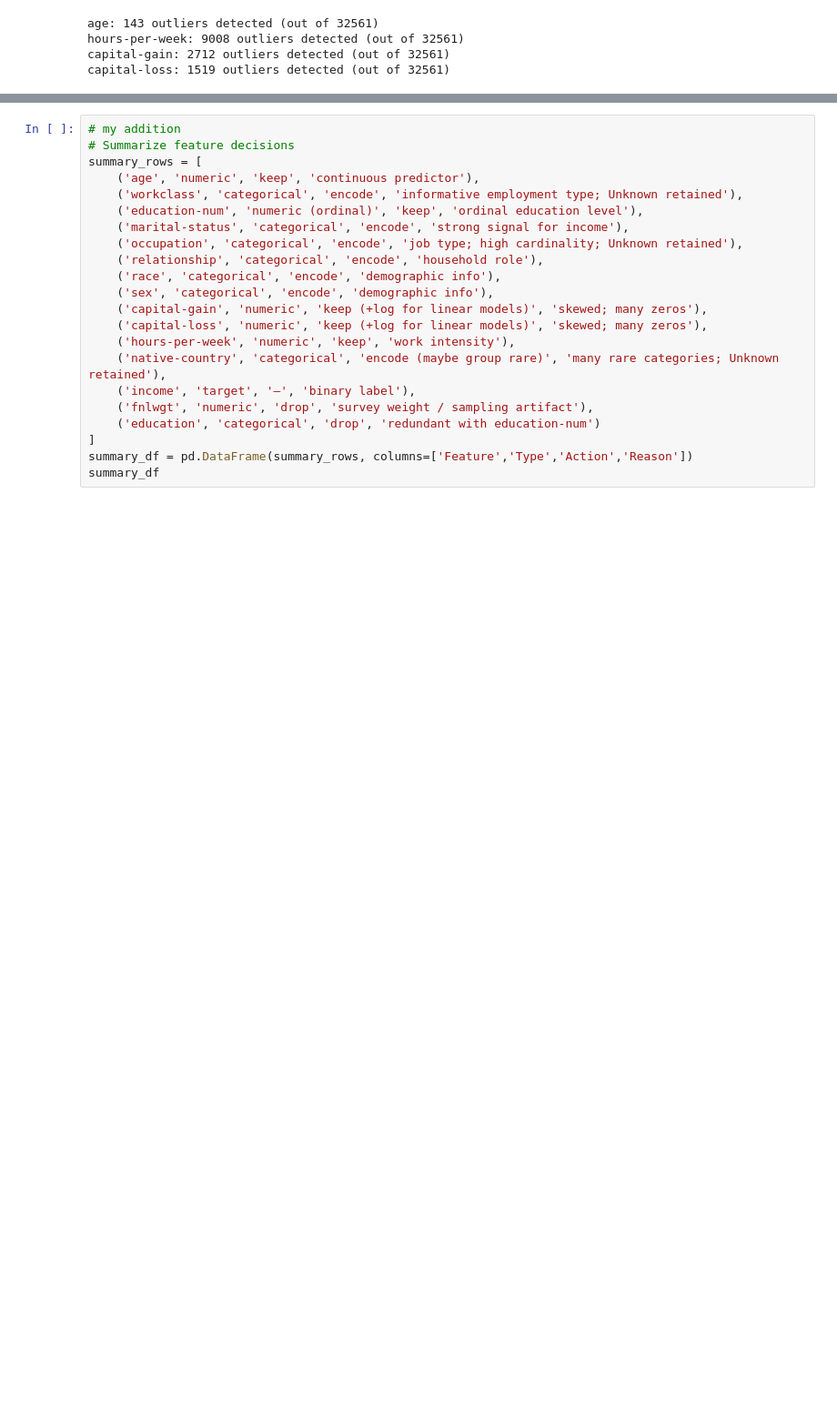
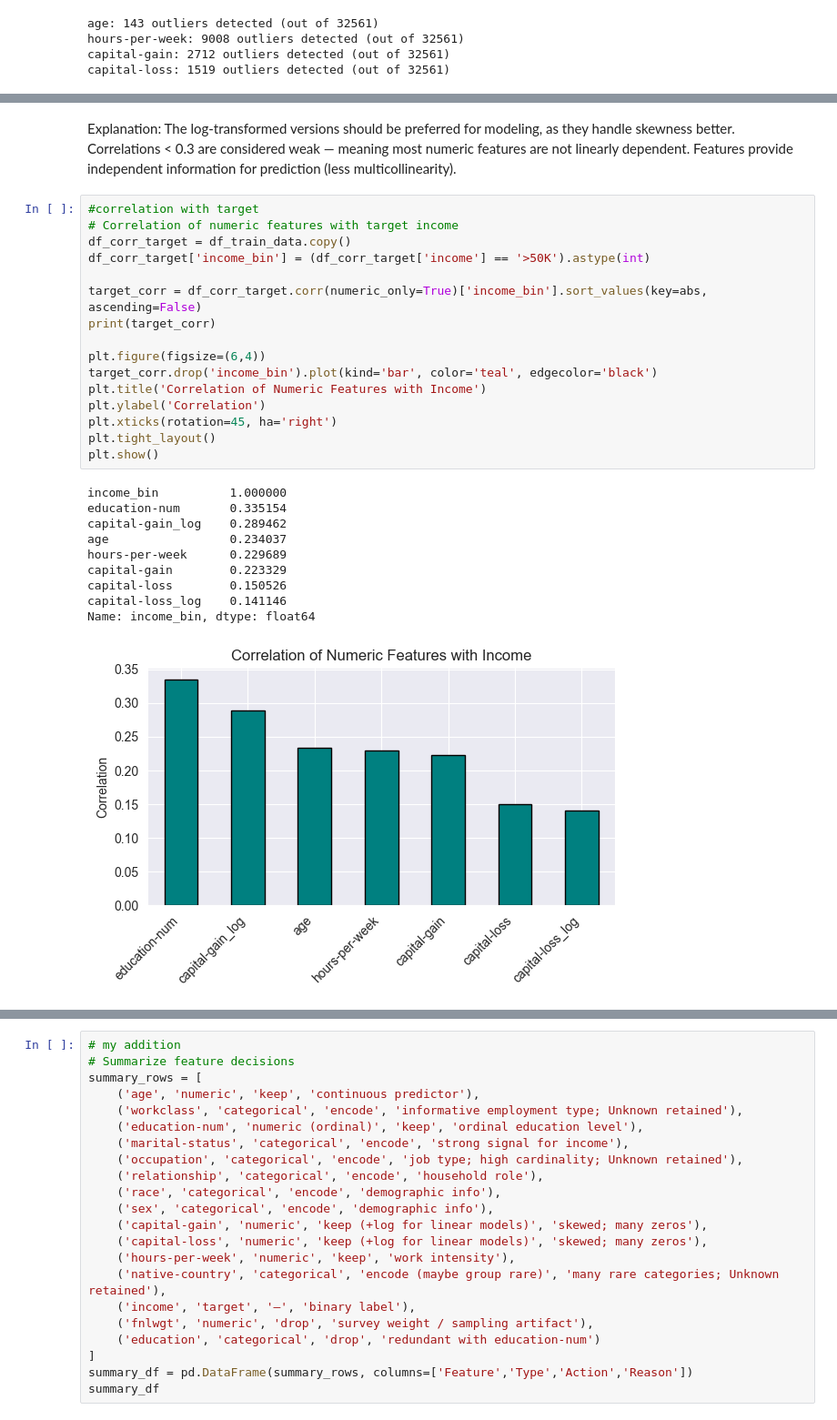
Before and after one commit to rufina-chyhohidze/ML-adult-income-prediction, a Jupyter notebook: project-implementation/notebooks/given/given-eda/Adult_EDA_Notebook.ipynb, the cells around one changed output, grey strips where cells are left out. Shown: that part at 91% size. Drawn from its saved outputs; the diff is of its cells as text; blank space fills up the shorter version.

```diff
--- a/project-implementation/notebooks/given/given-eda/Adult_EDA_Notebook.ipynb
+++ b/project-implementation/notebooks/given/given-eda/Adult_EDA_Notebook.ipynb
@@ -457,3 +466,35 @@ capital-gain_log  education-num       0.129135
 age               capital-gain_log    0.124183
 capital-gain_log  age                 0.124183
 dtype: float64
+# %% [markdown]
+Explanation:
+The log-transformed versions should be preferred for modeling, as they handle skewness better.
+Correlations < 0.3 are considered weak — meaning most numeric features are not linearly dependent.
+Features provide independent information for prediction (less multicollinearity).
+# %%
+#correlation with target
+# Correlation of numeric features with target income
+df_corr_target = df_train_data.copy()
+df_corr_target['income_bin'] = (df_corr_target['income'] == '>50K').astype(int)
+
+target_corr = df_corr_target.corr(numeric_only=True)['income_bin'].sort_values(key=abs, ascending=False)
+print(target_corr)
+
+plt.figure(figsize=(6,4))
+target_corr.drop('income_bin').plot(kind='bar', color='teal', edgecolor='black')
+plt.title('Correlation of Numeric Features with Income')
+plt.ylabel('Correlation')
+plt.xticks(rotation=45, ha='right')
+plt.tight_layout()
+plt.show()
+# %% [output]
+income_bin          1.000000
+education-num       0.335154
+capital-gain_log    0.289462
+age                 0.234037
+hours-per-week      0.229689
+capital-gain        0.223329
+capital-loss        0.150526
+capital-loss_log    0.141146
+Name: income_bin, dtype: float64
+[figure, added]
```
Also changed, not shown: parts of 11 cells of this notebook.
